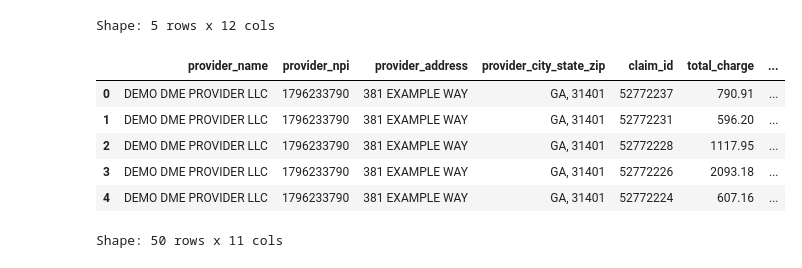
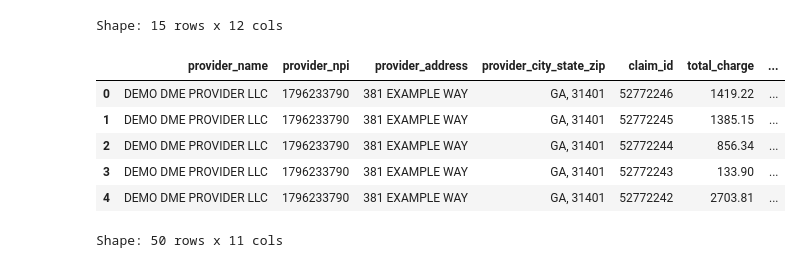
Before and after one commit to rohanrkamath/KW-X12-Parser, a Jupyter notebook: kw_x12_edi_parser/x837p/workflow/workflow.ipynb, the cells around one changed output. Saved outputs shown, nothing was run; the diff lists cells and outputs as text; code cells hidden in the pictures.

Commit message:
fix: use correct EDI sample paths in workflow notebook
Made-with: Cursor

```diff
--- a/kw_x12_edi_parser/x837p/workflow/workflow.ipynb
+++ b/kw_x12_edi_parser/x837p/workflow/workflow.ipynb
@@ -5,25 +5,25 @@ from pathlib import Path
 # %%
 # casual parsing example (takes only the most important columns)
 # we will be using this parsed DF to show the workflow of write_to_edi_x837p method
 
-# File is in same dir as notebook, or use ../edi_examples/edi_sample_25_claims.txt
-df1 = casual_parse_x837p("../edi_examples/edi_sample_25_claims.txt")
+# File in same dir as notebook; or use ../x837p_edi_examples/edi_sample_25_claims.txt
+df1 = casual_parse_x837p("edi_sample_25_claims.txt")
 
-edi_path = Path("../edi_examples/edi_sample_25_claims.txt")
+edi_path = Path("edi_sample_25_claims.txt")
 original_text = edi_path.read_text(encoding="utf-8")
 
 df1["original_837_edi_test"] = original_text
 
 print(f"Shape: {df1.shape[0]} rows x {df1.shape[1]} cols")
 df1.head()
 # %% [output]
-Shape: 5 rows x 12 cols
+Shape: 15 rows x 12 cols
 |  | provider_name | provider_npi | provider_address | provider_city_state_zip | claim_id | total_charge | ... |
-| 0 | DEMO DME PROVIDER LLC | 1796233790 | 381 EXAMPLE WAY | GA, 31401 | 52772237 | 790.91 | ... |
-| 1 | DEMO DME PROVIDER LLC | 1796233790 | 381 EXAMPLE WAY | GA, 31401 | 52772231 | 596.20 | ... |
-| 2 | DEMO DME PROVIDER LLC | 1796233790 | 381 EXAMPLE WAY | GA, 31401 | 52772228 | 1117.95 | ... |
-| 3 | DEMO DME PROVIDER LLC | 1796233790 | 381 EXAMPLE WAY | GA, 31401 | 52772226 | 2093.18 | ... |
-| 4 | DEMO DME PROVIDER LLC | 1796233790 | 381 EXAMPLE WAY | GA, 31401 | 52772224 | 607.16 | ... |
+| 0 | DEMO DME PROVIDER LLC | 1796233790 | 381 EXAMPLE WAY | GA, 31401 | 52772246 | 1419.22 | ... |
+| 1 | DEMO DME PROVIDER LLC | 1796233790 | 381 EXAMPLE WAY | GA, 31401 | 52772245 | 1385.15 | ... |
+| 2 | DEMO DME PROVIDER LLC | 1796233790 | 381 EXAMPLE WAY | GA, 31401 | 52772244 | 856.34 | ... |
+| 3 | DEMO DME PROVIDER LLC | 1796233790 | 381 EXAMPLE WAY | GA, 31401 | 52772243 | 133.90 | ... |
+| 4 | DEMO DME PROVIDER LLC | 1796233790 | 381 EXAMPLE WAY | GA, 31401 | 52772242 | 2703.81 | ... |
 # %%
 # casual parsing example (takes only the most important columns)
 
```
Also changed, not shown: parts of 4 cells of this notebook, 2 other files.
